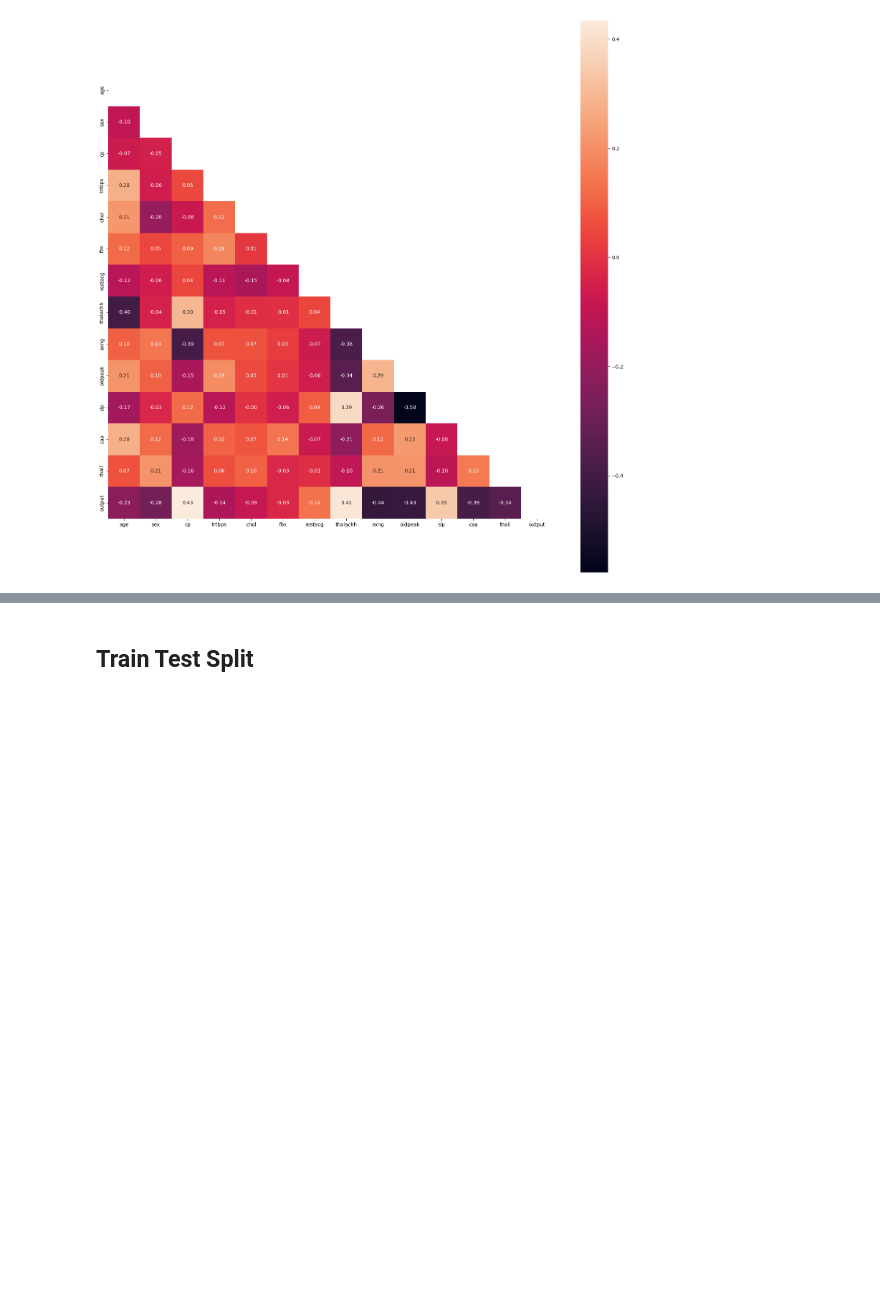
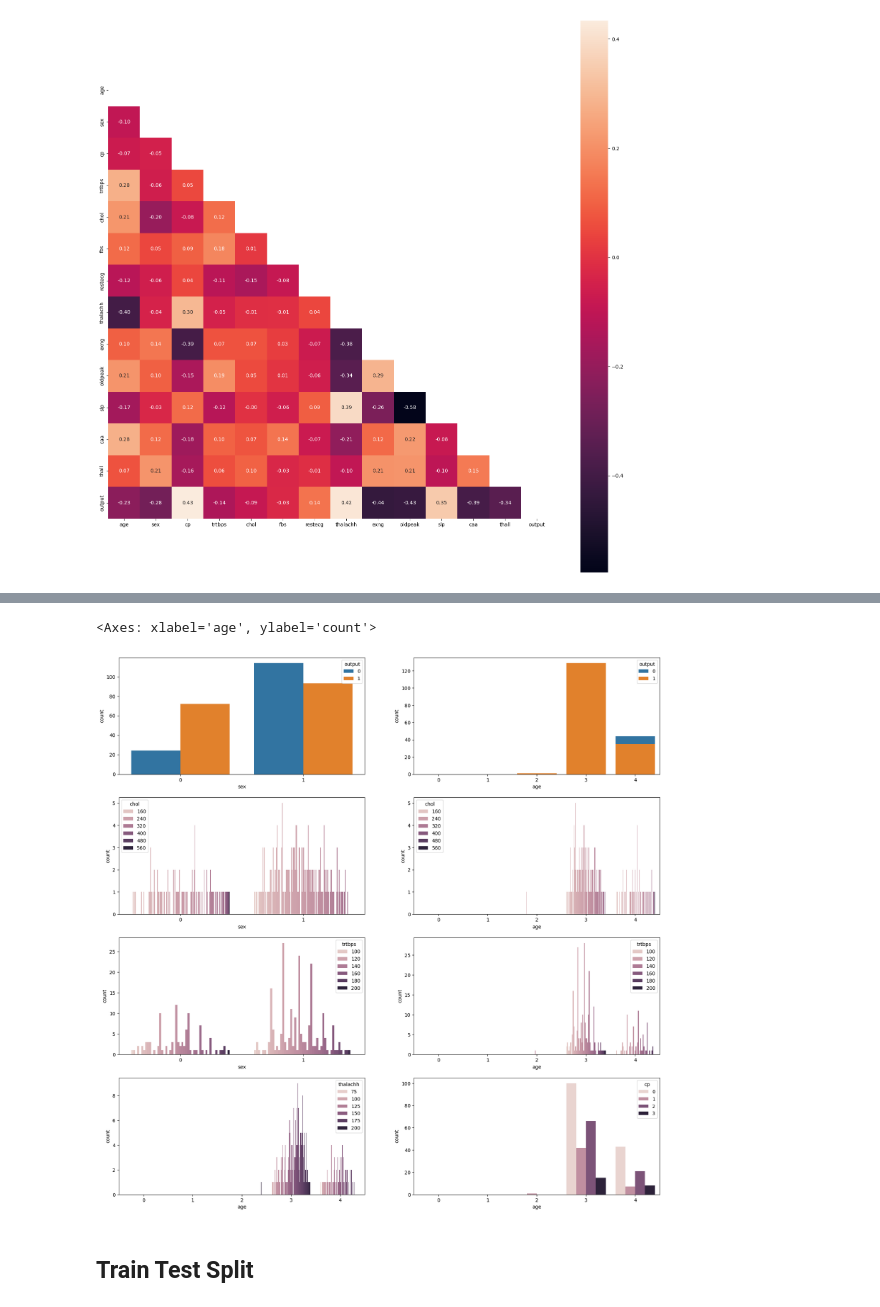
Before and after one commit to shadmankhezri/classification, a Jupyter notebook: heart_attack/heart_attack.ipynb, the cells around one changed output, grey strips where cells are left out. Saved outputs shown, nothing was run; the diff lists cells and outputs as text; code cells hidden in the pictures; blank space fills up the shorter version.

```diff
--- a/heart_attack/heart_attack.ipynb
+++ b/heart_attack/heart_attack.ipynb
@@ -149,3 +177,20 @@ plt.show()
+# %%
+fig, ax = plt.subplots(4,2,figsize=(20, 20))
+
+sns.countplot(x = 'sex', data = df,hue = 'output', ax=ax[0,0])
+sns.countplot(x = 'age', data = df,hue = 'output', ax=ax[0,1])
+
+sns.countplot(x = 'sex', data = df,hue = 'chol', ax=ax[1,0])
+sns.countplot(x = 'age', data = df,hue = 'chol', ax=ax[1,1])
+
+sns.countplot(x = 'sex', data = df,hue = 'trtbps', ax=ax[2,0])
+sns.countplot(x = 'age', data = df,hue = 'trtbps', ax=ax[2,1])
+
+sns.countplot(x = 'age', data = df,hue = 'thalachh', ax=ax[3,0])
+sns.countplot(x = 'age', data = df,hue = 'cp', ax=ax[3,1])
+# %% [output]
+<Axes: xlabel='age', ylabel='count'>
+[figure, added]
 # %% [markdown]
 ## Train Test Split
 # %%
```
Also changed, not shown: parts of 20 cells of this notebook, 1 other file.
